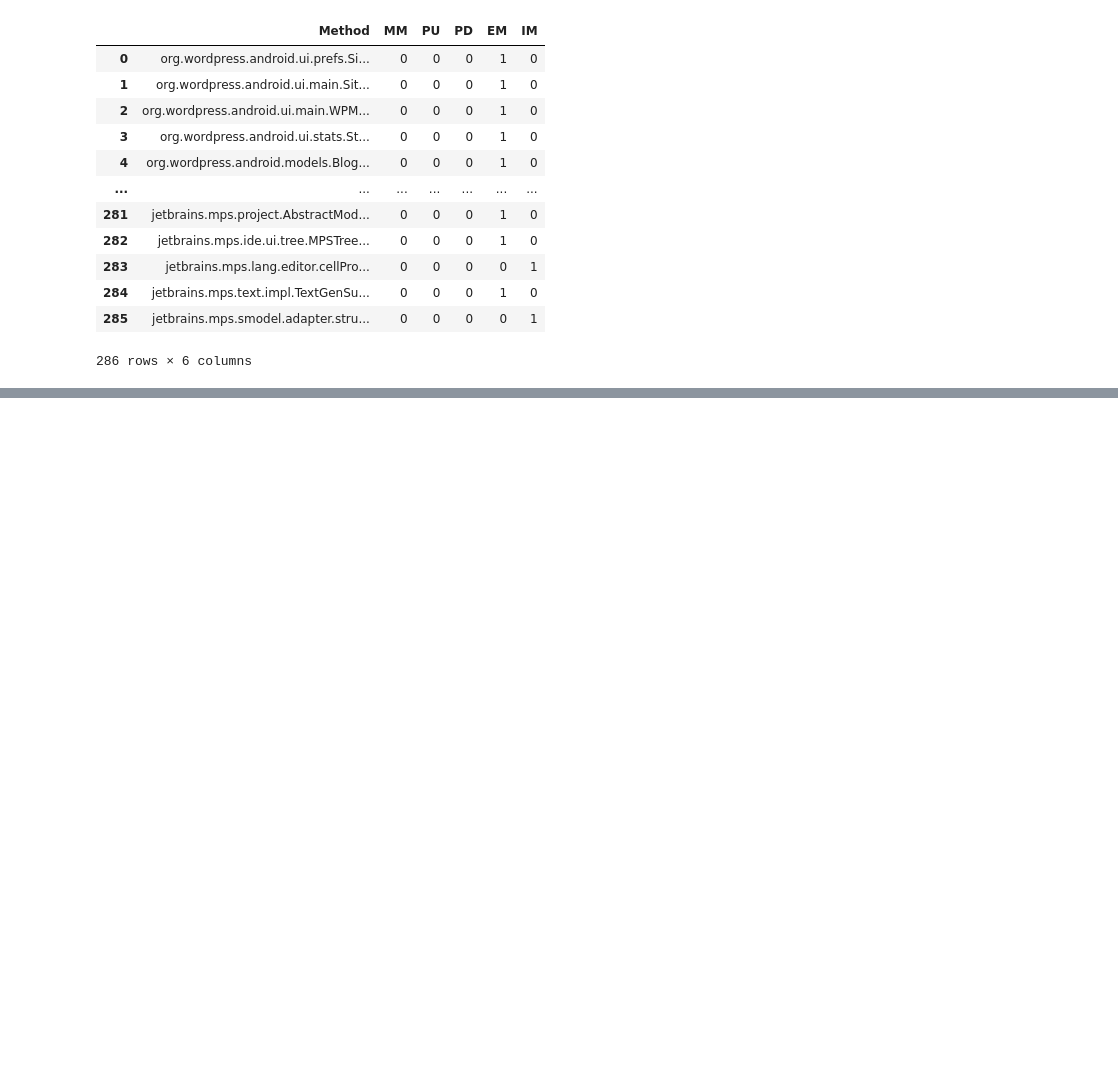
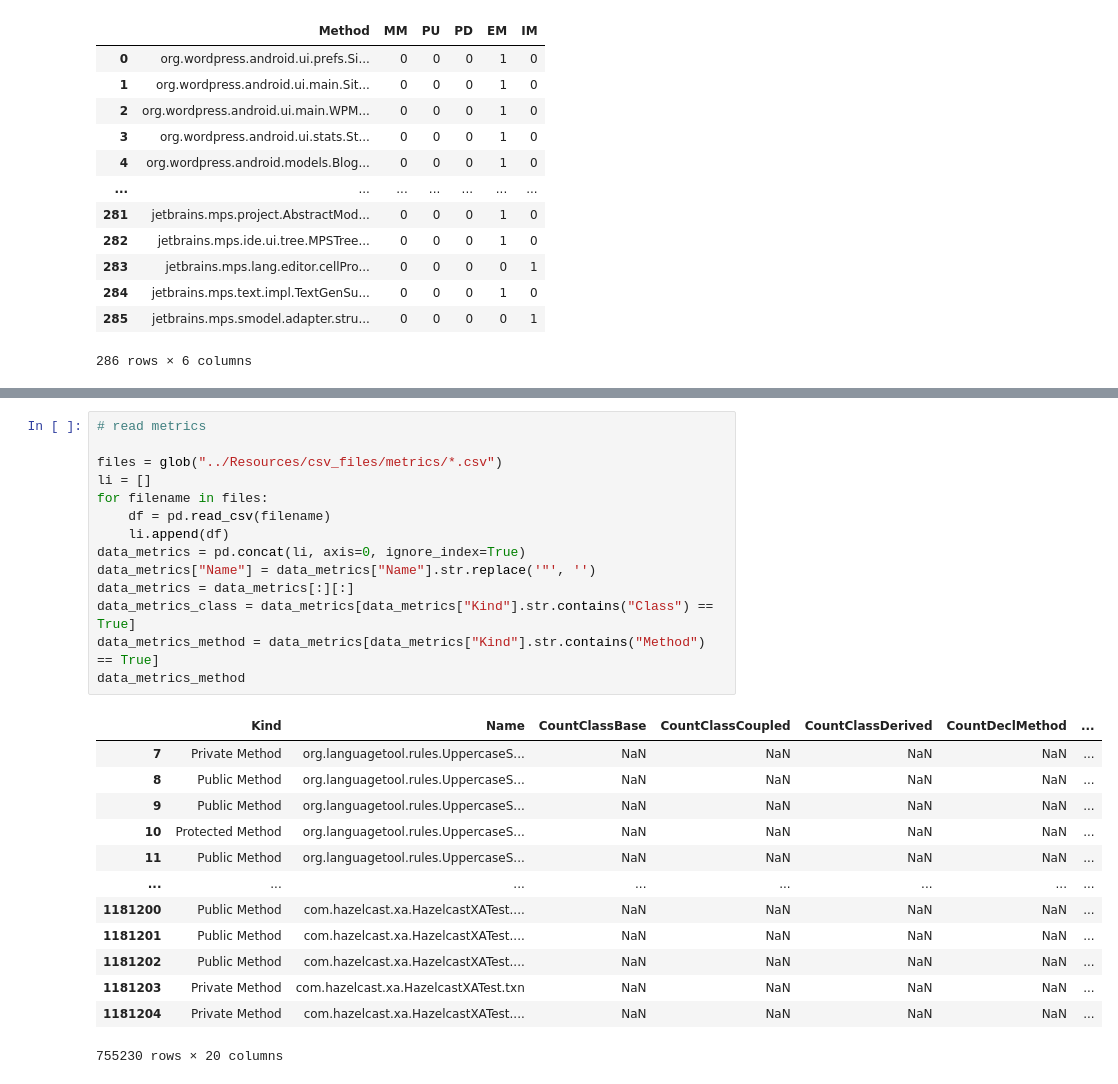
Before and after one commit to aminHZDEV/generation-refactoring-algorithm-by-grammatical-evolution, a Jupyter notebook: Cluster/cluster.ipynb, the cells around one changed output, grey strips where cells are left out. Cells and saved outputs as stored; diff of their text form; blank space fills up the shorter version.

```diff
--- a/Cluster/cluster.ipynb
+++ b/Cluster/cluster.ipynb
@@ -177,4 +177,32 @@ dic
 63 rows × 5 columns
+# %%
+# read metrics
+
+files = glob("../Resources/csv_files/metrics/*.csv")
+li = []
+for filename in files:
+    df = pd.read_csv(filename)
+    li.append(df)
+data_metrics = pd.concat(li, axis=0, ignore_index=True)
+data_metrics["Name"] = data_metrics["Name"].str.replace('"', '')
+data_metrics = data_metrics[:][:]
+data_metrics_class = data_metrics[data_metrics["Kind"].str.contains("Class") == True]
+data_metrics_method = data_metrics[data_metrics["Kind"].str.contains("Method") == True]
+data_metrics_method
+# %% [output]
+|  | Kind | Name | CountClassBase | CountClassCoupled | CountClassDerived | CountDeclMethod | ... |
+| 7 | Private Method | org.languagetool.rules.UppercaseS... | NaN | NaN | NaN | NaN | ... |
+| 8 | Public Method | org.languagetool.rules.UppercaseS... | NaN | NaN | NaN | NaN | ... |
+| 9 | Public Method | org.languagetool.rules.UppercaseS... | NaN | NaN | NaN | NaN | ... |
+| 10 | Protected Method | org.languagetool.rules.UppercaseS... | NaN | NaN | NaN | NaN | ... |
+| 11 | Public Method | org.languagetool.rules.UppercaseS... | NaN | NaN | NaN | NaN | ... |
+| ... | ... | ... | ... | ... | ... | ... | ... |
+| 1181200 | Public Method | com.hazelcast.xa.HazelcastXATest.... | NaN | NaN | NaN | NaN | ... |
+| 1181201 | Public Method | com.hazelcast.xa.HazelcastXATest.... | NaN | NaN | NaN | NaN | ... |
+| 1181202 | Public Method | com.hazelcast.xa.HazelcastXATest.... | NaN | NaN | NaN | NaN | ... |
+| 1181203 | Private Method | com.hazelcast.xa.HazelcastXATest.txn | NaN | NaN | NaN | NaN | ... |
+| 1181204 | Private Method | com.hazelcast.xa.HazelcastXATest.... | NaN | NaN | NaN | NaN | ... |
+755230 rows × 20 columns
 # %%
 X = dic.iloc[:, 1:5]
 Y = dim.iloc[:, 1:6]
```
Also changed, not shown: parts of 2 cells of this notebook, 14 other files.
